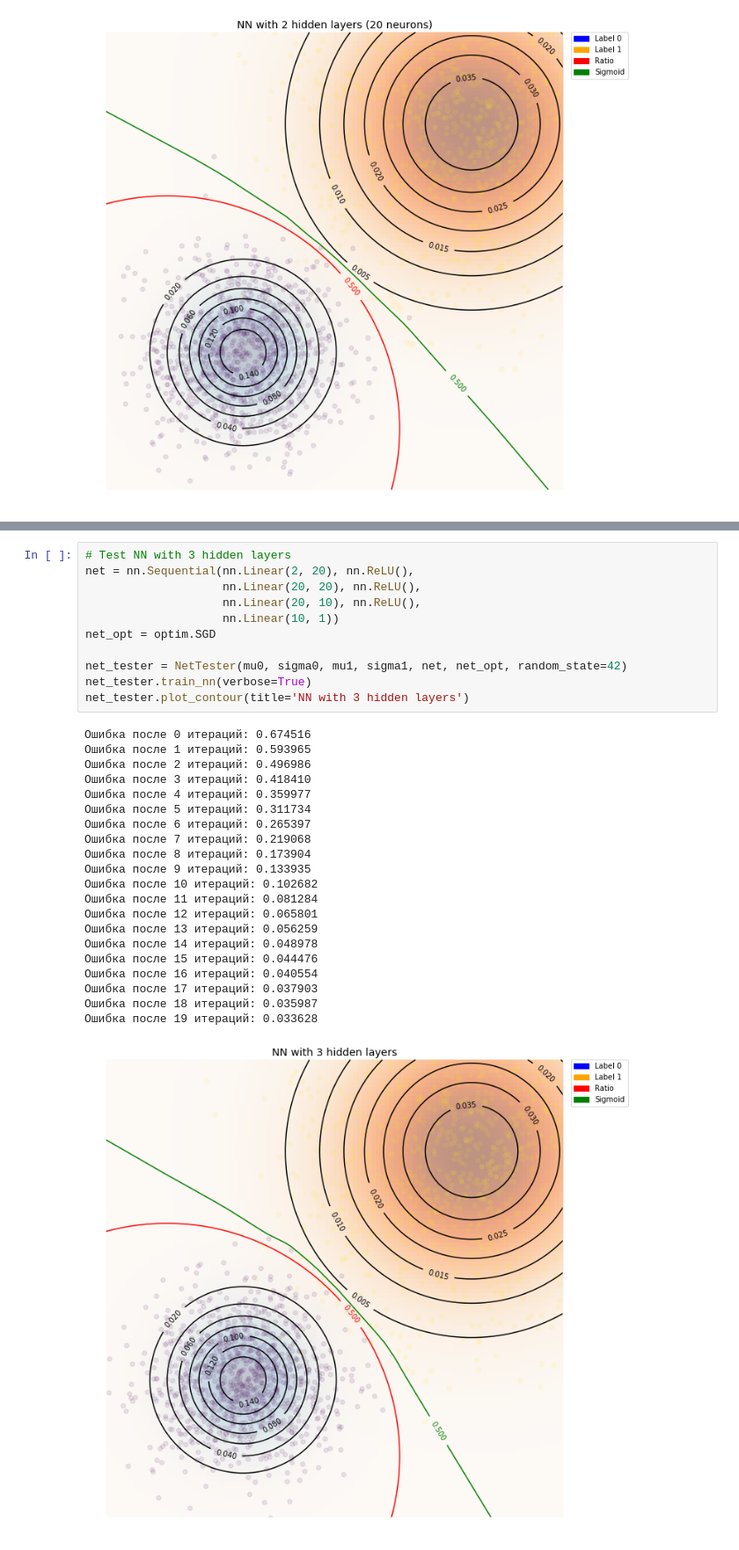
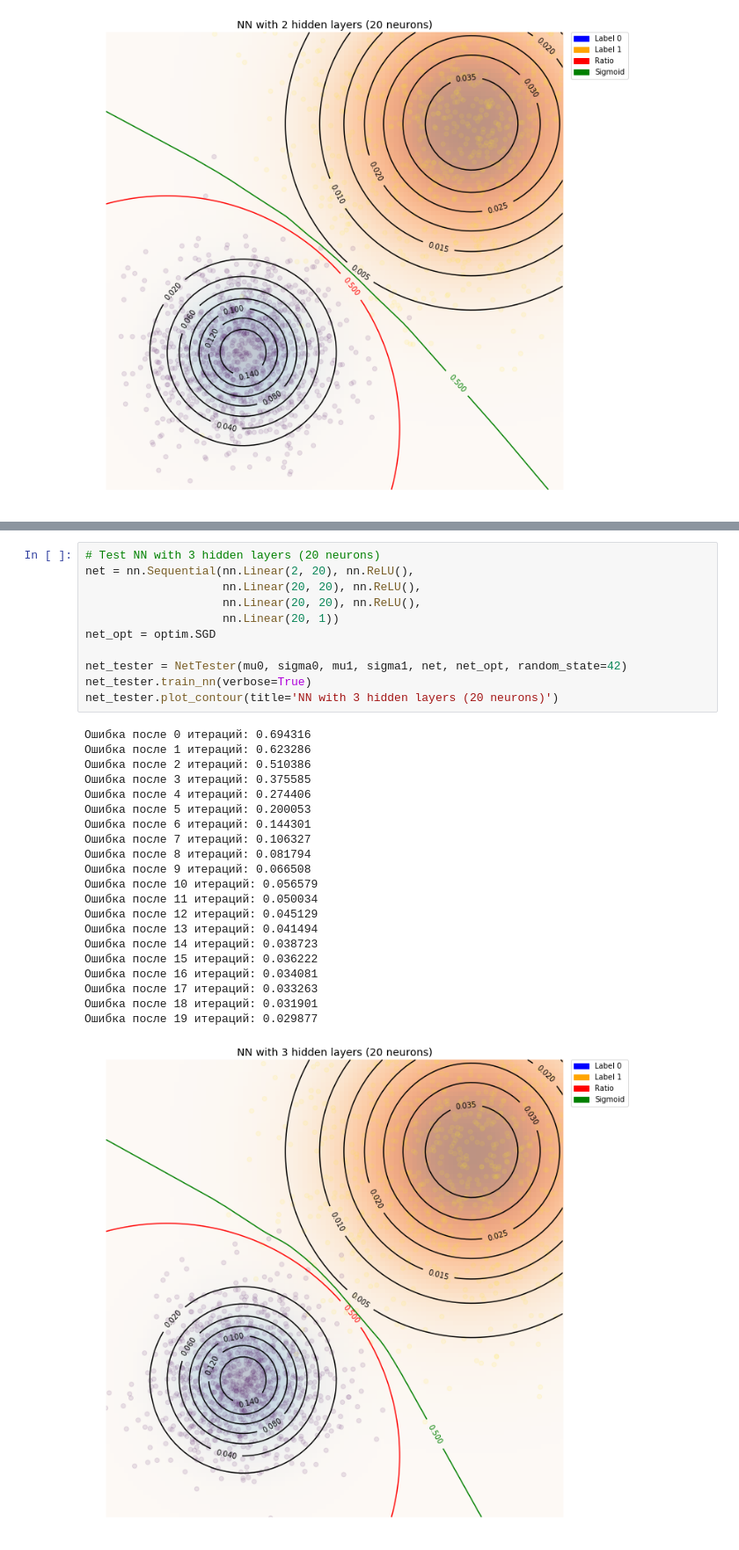
Before and after one commit to labdmitriy/otus_ml, a Jupyter notebook: Lesson_2/Homework/log_reg_homework.ipynb, the cells around one changed output, grey strips where cells are left out. Shown at 88% size. Drawn from its saved outputs; the diff is of its cells as text.

```diff
--- a/Lesson_2/Homework/log_reg_homework.ipynb
+++ b/Lesson_2/Homework/log_reg_homework.ipynb
@@ -245,33 +278,33 @@ net_tester.plot_contour(title='NN with 2 hidden layers (20 neurons)')
 # %%
-# Test NN with 3 hidden layers
+# Test NN with 3 hidden layers (20 neurons)
 net = nn.Sequential(nn.Linear(2, 20), nn.ReLU(),
                     nn.Linear(20, 20), nn.ReLU(),
-                    nn.Linear(20, 10), nn.ReLU(),
-                    nn.Linear(10, 1))
+                    nn.Linear(20, 20), nn.ReLU(),
+                    nn.Linear(20, 1))
 net_opt = optim.SGD
 
 net_tester = NetTester(mu0, sigma0, mu1, sigma1, net, net_opt, random_state=42)
 net_tester.train_nn(verbose=True)
-net_tester.plot_contour(title='NN with 3 hidden layers')
+net_tester.plot_contour(title='NN with 3 hidden layers (20 neurons)')
 # %% [output]
-Ошибка после 0 итераций: 0.674516
-Ошибка после 1 итераций: 0.593965
-Ошибка после 2 итераций: 0.496986
-Ошибка после 3 итераций: 0.418410
-Ошибка после 4 итераций: 0.359977
-Ошибка после 5 итераций: 0.311734
-Ошибка после 6 итераций: 0.265397
-Ошибка после 7 итераций: 0.219068
-Ошибка после 8 итераций: 0.173904
-Ошибка после 9 итераций: 0.133935
-Ошибка после 10 итераций: 0.102682
-Ошибка после 11 итераций: 0.081284
-Ошибка после 12 итераций: 0.065801
-Ошибка после 13 итераций: 0.056259
-Ошибка после 14 итераций: 0.048978
-Ошибка после 15 итераций: 0.044476
-Ошибка после 16 итераций: 0.040554
-Ошибка после 17 итераций: 0.037903
-Ошибка после 18 итераций: 0.035987
-Ошибка после 19 итераций: 0.033628
+Ошибка после 0 итераций: 0.694316
+Ошибка после 1 итераций: 0.623286
+Ошибка после 2 итераций: 0.510386
+Ошибка после 3 итераций: 0.375585
+Ошибка после 4 итераций: 0.274406
+Ошибка после 5 итераций: 0.200053
+Ошибка после 6 итераций: 0.144301
+Ошибка после 7 итераций: 0.106327
+Ошибка после 8 итераций: 0.081794
+Ошибка после 9 итераций: 0.066508
+Ошибка после 10 итераций: 0.056579
+Ошибка после 11 итераций: 0.050034
+Ошибка после 12 итераций: 0.045129
+Ошибка после 13 итераций: 0.041494
+Ошибка после 14 итераций: 0.038723
+Ошибка после 15 итераций: 0.036222
+Ошибка после 16 итераций: 0.034081
+Ошибка после 17 итераций: 0.033263
+Ошибка после 18 итераций: 0.031901
+Ошибка после 19 итераций: 0.029877
-[figure, old version]
+[figure, new version]
```
Also changed, not shown: parts of 3 cells of this notebook.
